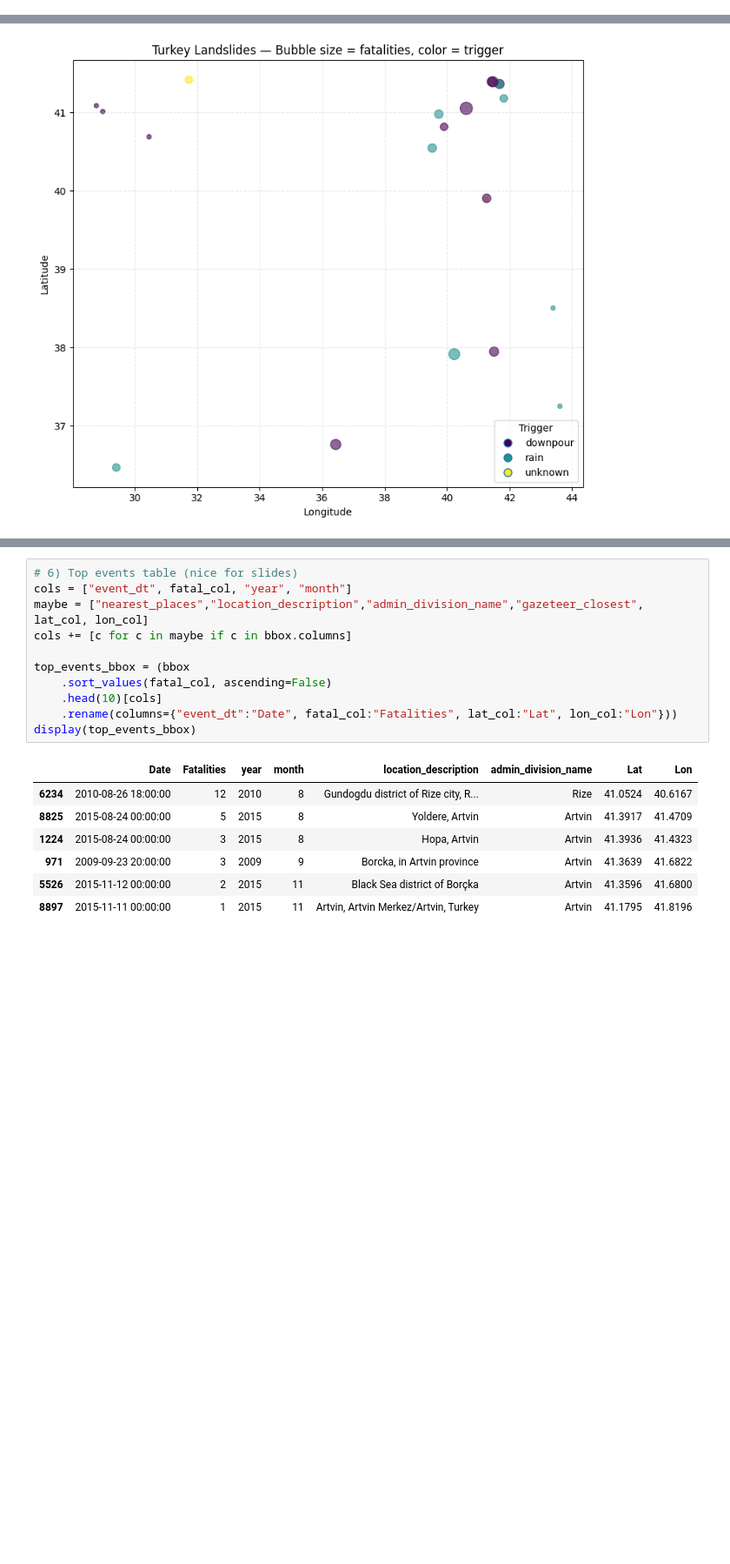
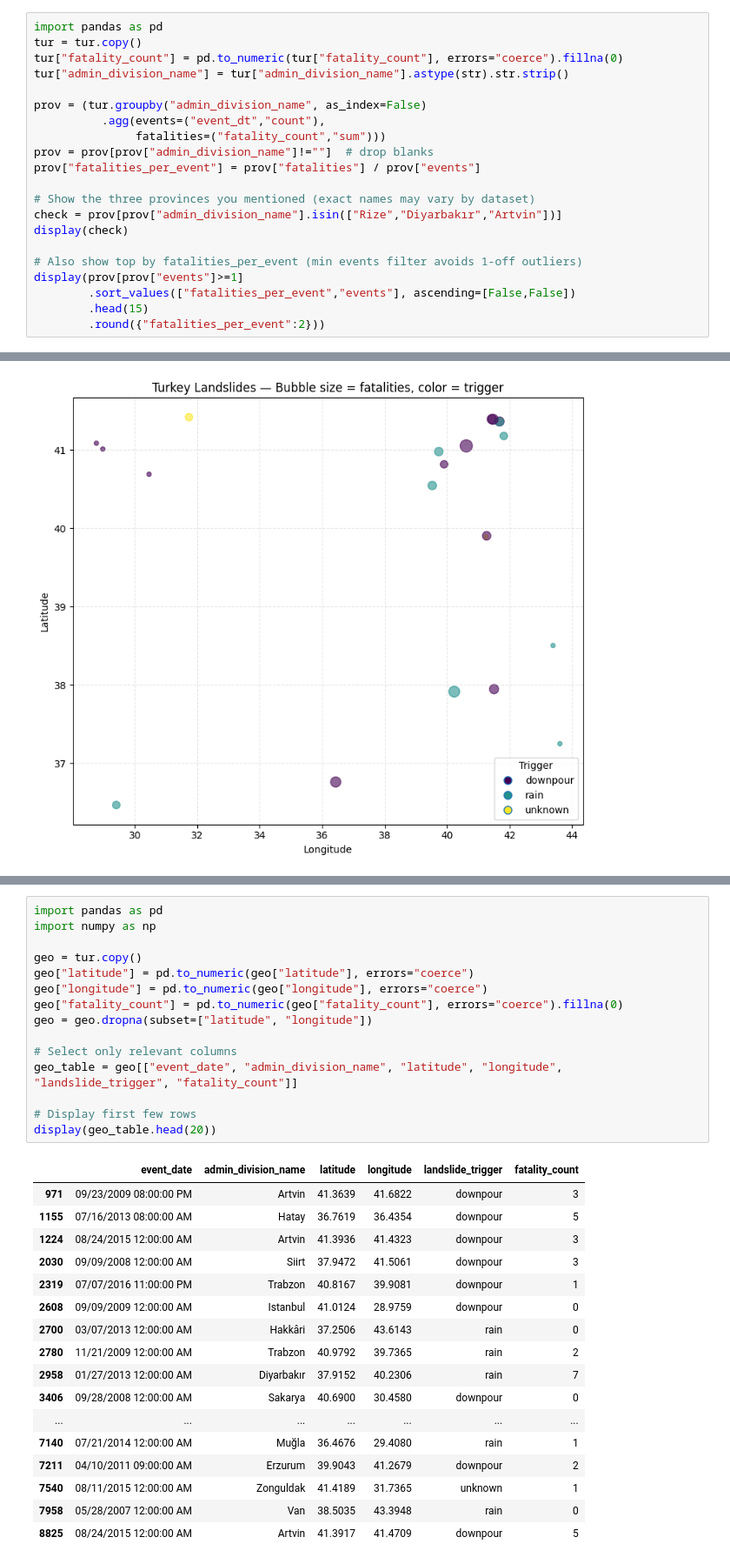
Before and after one commit to geodata-p/Turkey_Landslide_analysis_NASA_Data, a Jupyter notebook: notebooks/Landslides.ipynb, the cells around one changed output, grey strips where cells are left out. Shown: that part at 87% size. Saved outputs shown, nothing was run; the diff lists cells and outputs as text; blank space fills up the shorter version.

```diff
--- a/notebooks/Landslides.ipynb
+++ b/notebooks/Landslides.ipynb
@@ -418,0 +530,21 @@ fig.show()
+# %%
+import pandas as pd
+tur = tur.copy()
+tur["fatality_count"] = pd.to_numeric(tur["fatality_count"], errors="coerce").fillna(0)
+tur["admin_division_name"] = tur["admin_division_name"].astype(str).str.strip()
+
+prov = (tur.groupby("admin_division_name", as_index=False)
+          .agg(events=("event_dt","count"),
+               fatalities=("fatality_count","sum")))
+prov = prov[prov["admin_division_name"]!=""]  # drop blanks
+prov["fatalities_per_event"] = prov["fatalities"] / prov["events"]
+
+# Show the three provinces you mentioned (exact names may vary by dataset)
+check = prov[prov["admin_division_name"].isin(["Rize","Diyarbakır","Artvin"])]
+display(check)
+
+# Also show top by fatalities_per_event (min events filter avoids 1-off outliers)
+display(prov[prov["events"]>=1]
+        .sort_values(["fatalities_per_event","events"], ascending=[False,False])
+        .head(15)
+        .round({"fatalities_per_event":2}))
@@ -550,19 +604,33 @@ plt.show()
-# %%
-# 6) Top events table (nice for slides)
-cols = ["event_dt", fatal_col, "year", "month"]
-maybe = ["nearest_places","location_description","admin_division_name","gazeteer_closest", lat_col, lon_col]
-cols += [c for c in maybe if c in bbox.columns]
-
-top_events_bbox = (bbox
-    .sort_values(fatal_col, ascending=False)
-    .head(10)[cols]
-    .rename(columns={"event_dt":"Date", fatal_col:"Fatalities", lat_col:"Lat", lon_col:"Lon"}))
-display(top_events_bbox)
-# %% [output]
-|  | Date | Fatalities | year | month | location_description | admin_division_name | Lat | Lon |
-| 6234 | 2010-08-26 18:00:00 | 12 | 2010 | 8 | Gundogdu district of Rize city, R... | Rize | 41.0524 | 40.6167 |
-| 8825 | 2015-08-24 00:00:00 | 5 | 2015 | 8 | Yoldere, Artvin | Artvin | 41.3917 | 41.4709 |
-| 1224 | 2015-08-24 00:00:00 | 3 | 2015 | 8 | Hopa, Artvin | Artvin | 41.3936 | 41.4323 |
-| 971 | 2009-09-23 20:00:00 | 3 | 2009 | 9 | Borcka, in Artvin province | Artvin | 41.3639 | 41.6822 |
-| 5526 | 2015-11-12 00:00:00 | 2 | 2015 | 11 | Black Sea district of Borçka | Artvin | 41.3596 | 41.6800 |
-| 8897 | 2015-11-11 00:00:00 | 1 | 2015 | 11 | Artvin, Artvin Merkez/Artvin, Turkey | Artvin | 41.1795 | 41.8196 |
+# %%
+import pandas as pd
+import numpy as np
+
+geo = tur.copy()
+geo["latitude"] = pd.to_numeric(geo["latitude"], errors="coerce")
+geo["longitude"] = pd.to_numeric(geo["longitude"], errors="coerce")
+geo["fatality_count"] = pd.to_numeric(geo["fatality_count"], errors="coerce").fillna(0)
+geo = geo.dropna(subset=["latitude", "longitude"])
+
+# Select only relevant columns
+geo_table = geo[["event_date", "admin_division_name", "latitude", "longitude", "landslide_trigger", "fatality_count"]]
+
+# Display first few rows
+display(geo_table.head(20))
+# %% [output]
+|  | event_date | admin_division_name | latitude | longitude | landslide_trigger | fatality_count |
+| 971 | 09/23/2009 08:00:00 PM | Artvin | 41.3639 | 41.6822 | downpour | 3 |
+| 1155 | 07/16/2013 08:00:00 AM | Hatay | 36.7619 | 36.4354 | downpour | 5 |
+| 1224 | 08/24/2015 12:00:00 AM | Artvin | 41.3936 | 41.4323 | downpour | 3 |
+| 2030 | 09/09/2008 12:00:00 AM | Siirt | 37.9472 | 41.5061 | downpour | 3 |
+| 2319 | 07/07/2016 11:00:00 PM | Trabzon | 40.8167 | 39.9081 | downpour | 1 |
+| 2608 | 09/09/2009 12:00:00 AM | Istanbul | 41.0124 | 28.9759 | downpour | 0 |
+| 2700 | 03/07/2013 12:00:00 AM | Hakkâri | 37.2506 | 43.6143 | rain | 0 |
+| 2780 | 11/21/2009 12:00:00 AM | Trabzon | 40.9792 | 39.7365 | rain | 2 |
+| 2958 | 01/27/2013 12:00:00 AM | Diyarbakır | 37.9152 | 40.2306 | rain | 7 |
+| 3406 | 09/28/2008 12:00:00 AM | Sakarya | 40.6900 | 30.4580 | downpour | 0 |
+| ... | ... | ... | ... | ... | ... | ... |
+| 7140 | 07/21/2014 12:00:00 AM | Muğla | 36.4676 | 29.4080 | rain | 1 |
+| 7211 | 04/10/2011 09:00:00 AM | Erzurum | 39.9043 | 41.2679 | downpour | 2 |
+| 7540 | 08/11/2015 12:00:00 AM | Zonguldak | 41.4189 | 31.7365 | unknown | 1 |
+| 7958 | 05/28/2007 12:00:00 AM | Van | 38.5035 | 43.3948 | rain | 0 |
+| 8825 | 08/24/2015 12:00:00 AM | Artvin | 41.3917 | 41.4709 | downpour | 5 |
```
Also changed, not shown: parts of 15 cells of this notebook.
